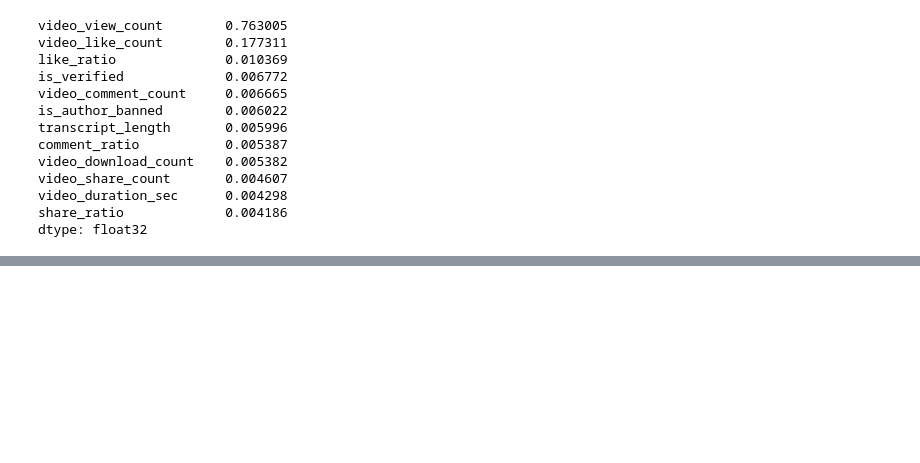
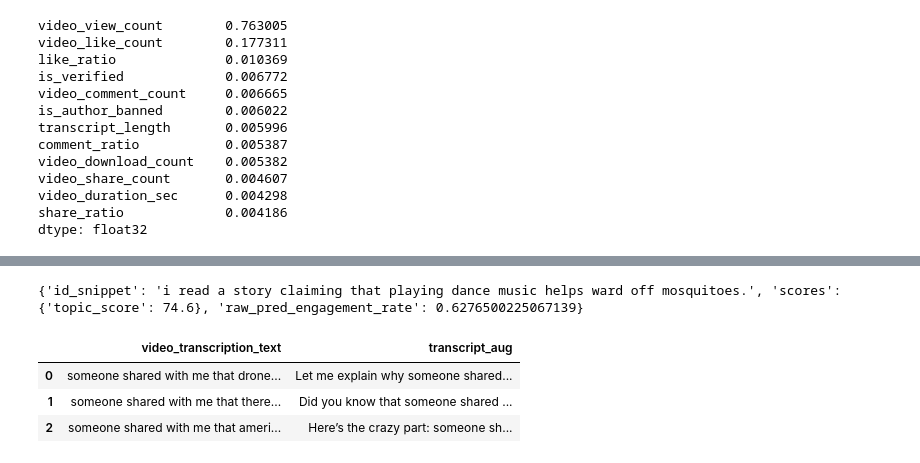
Before and after one commit to KrishaVeera/CreatorPilot, a Jupyter notebook: Tiktok_Model.ipynb, the cells around one changed output, grey strips where cells are left out. Cells and saved outputs as stored; diff of their text form; code cells hidden in the pictures; blank space fills up the shorter version.

```diff
--- a/Tiktok_Model.ipynb
+++ b/Tiktok_Model.ipynb
@@ -1627,0 +1243,5 @@ display(batch_results)
+# %%
+demo_three = ("i read a story claiming that playing dance music helps ward off mosquitoes.")
+print(predict_topic_virality(demo_three, duration_sec=25))
+# %% [output]
+{'id_snippet': 'i read a story claiming that playing dance music helps ward off mosquitoes.', 'scores': {'topic_score': 74.6}, 'raw_pred_engagement_rate': 0.6276500225067139}
@@ -1627,0 +1276,49 @@ display(batch_results)
+# %%
+# Cell A: Augment summaries into transcript-like text
+
+import random
+
+hooks = [
+    "Did you know that",
+    "Let me explain why",
+    "Here’s the crazy part:",
+    "Most people don’t realize",
+    "Experts say"
+]
+
+ctas = [
+    "follow for more facts!",
+    "don’t forget to share this!",
+    "smash that like button if you agree.",
+    "comment your thoughts below!"
+]
+
+def augment_summary_to_transcript(summary: str) -> str:
+    # Pick random hook + CTA
+    hook = random.choice(hooks)
+    cta  = random.choice(ctas)
+
+    # Add filler sentences to simulate longer transcript
+    filler = [
+        "This is something people often misunderstand.",
+        "It might sound unbelievable, but it’s true.",
+        "Let’s break this down step by step.",
+        "Think about how this changes our perspective.",
+        "That’s why researchers are still debating it."
+    ]
+    filler_sentences = " ".join(random.sample(filler, k=2))
+
+    # Build pseudo transcript
+    transcript = f"{hook} {summary}. {filler_sentences} {cta}"
+    return transcript
+
+# Apply augmentation
+df["transcript_aug"] = df["video_transcription_text"].apply(augment_summary_to_transcript)
+
+# Peek at results
+df[["video_transcription_text", "transcript_aug"]].head(3)
+# %% [output]
+|  | video_transcription_text | transcript_aug |
+| 0 | someone shared with me that drone... | Let me explain why someone shared... |
+| 1 | someone shared with me that there... | Did you know that someone shared ... |
+| 2 | someone shared with me that ameri... | Here’s the crazy part: someone sh... |
```
Also changed, not shown: parts of 27 cells of this notebook.
